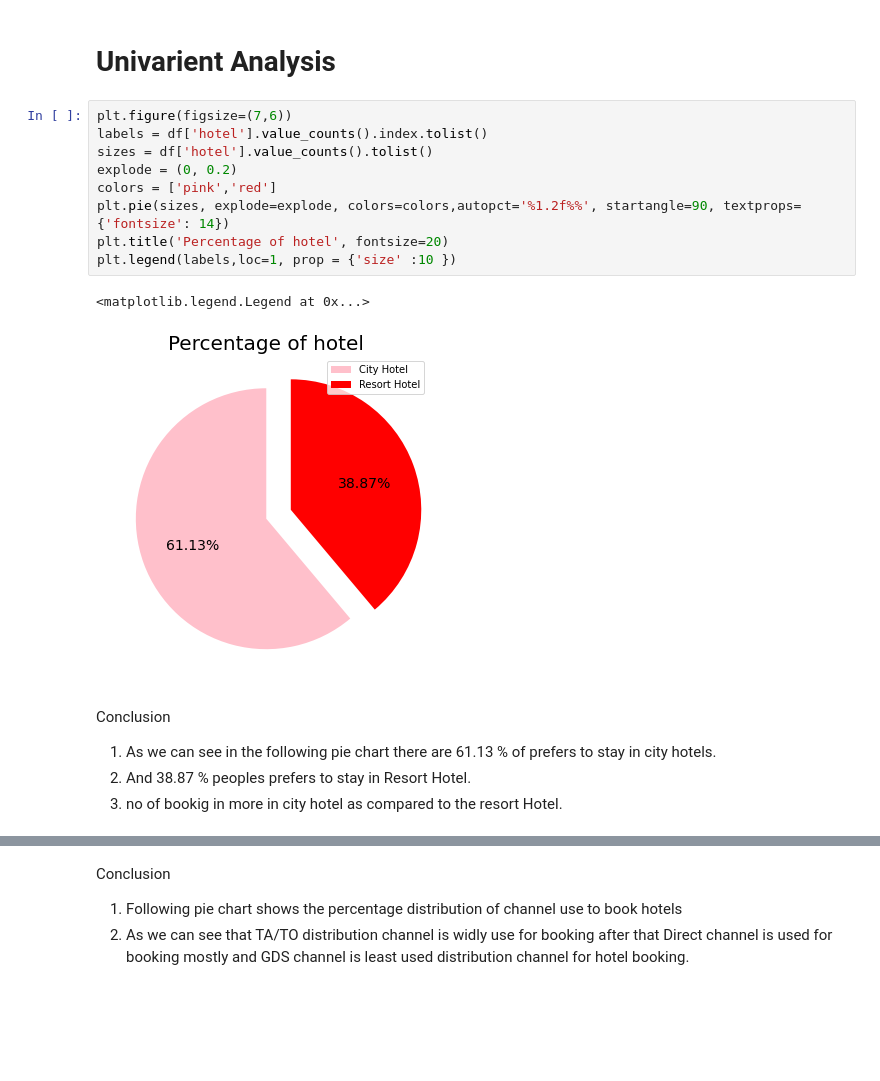
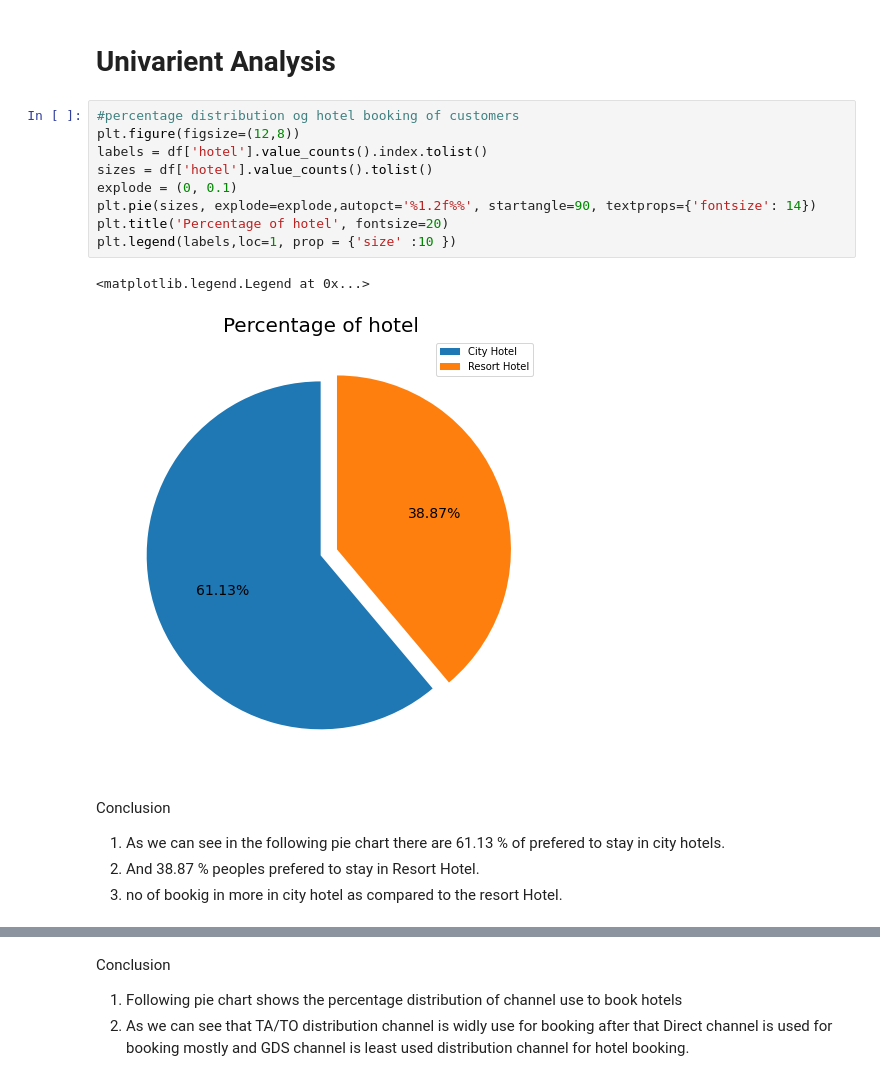
Before and after one commit to aditya8075/EDA---Hotel-Booking-Analysis, a Jupyter notebook: Aditya_Tadas_EDA_on_Hotel_Booking_Capstone_project.ipynb, the cells around one changed output, grey strips where cells are left out. Drawn from its saved outputs; the diff is of its cells as text; blank space fills up the shorter version.

```diff
--- a/Aditya_Tadas_EDA_on_Hotel_Booking_Capstone_project.ipynb
+++ b/Aditya_Tadas_EDA_on_Hotel_Booking_Capstone_project.ipynb
@@ -155,20 +165,20 @@ df['total_stay']=df['stays_in_week_nights'] +df['stays_in_weekend_nights']
 # %% [markdown]
 # Univarient Analysis
 # %%
-plt.figure(figsize=(7,6))
+#percentage distribution og hotel booking of customers
+plt.figure(figsize=(12,8))
 labels = df['hotel'].value_counts().index.tolist()
 sizes = df['hotel'].value_counts().tolist()
-explode = (0, 0.2)
-colors = ['pink','red']
-plt.pie(sizes, explode=explode, colors=colors,autopct='%1.2f%%', startangle=90, textprops={'fontsize': 14})
+explode = (0, 0.1)
+plt.pie(sizes, explode=explode,autopct='%1.2f%%', startangle=90, textprops={'fontsize': 14})
 plt.title('Percentage of hotel', fontsize=20)
 plt.legend(labels,loc=1, prop = {'size' :10 })
 # %% [output]
 <matplotlib.legend.Legend at 0x...>
-[figure, old version]
+[figure, new version]
 # %% [markdown]
 Conclusion
-1. As we can see in the following pie chart there are 61.13 % of prefers to stay in city hotels.
-2. And 38.87 % peoples prefers to stay in Resort Hotel.
+1. As we can see in the following pie chart there are 61.13 % of prefered to stay in city hotels.
+2. And 38.87 % peoples prefered to stay in Resort Hotel.
 3. no of bookig in more in city hotel as compared to the resort Hotel.
 # %%
```
Also changed, not shown: parts of 61 cells of this notebook.
